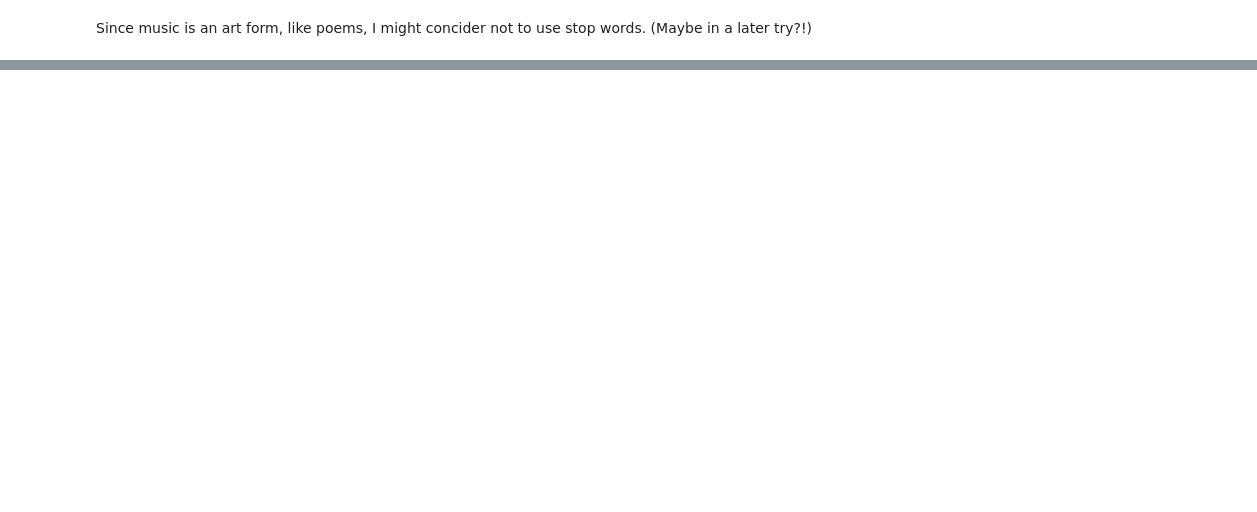
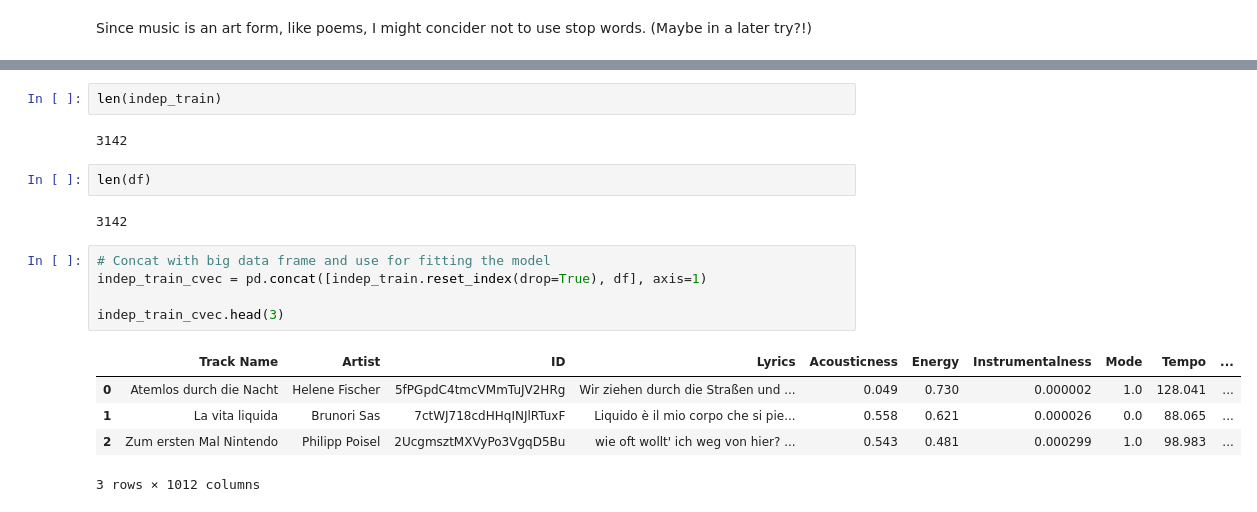
Before and after one commit to yhpf/Capstone-General_Assembly, a Jupyter notebook: 10_Good_Model.ipynb, the cells around one changed output, grey strips where cells are left out. Saved outputs shown, nothing was run; the diff lists cells and outputs as text; blank space fills up the shorter version.

```diff
--- a/10_Good_Model.ipynb
+++ b/10_Good_Model.ipynb
@@ -265,0 +256,19 @@ df1.head(3)
+# %%
+len(indep_train)
+# %% [output]
+3142
+# %%
+len(df)
+# %% [output]
+3142
+# %%
+# Concat with big data frame and use for fitting the model
+indep_train_cvec = pd.concat([indep_train.reset_index(drop=True), df], axis=1)
+
+indep_train_cvec.head(3)
+# %% [output]
+|  | Track Name | Artist | ID | Lyrics | Acousticness | Energy | Instrumentalness | Mode | Tempo | ... |
+| 0 | Atemlos durch die Nacht | Helene Fischer | 5fPGpdC4tmcVMmTuJV2HRg | Wir ziehen durch die Straßen und ... | 0.049 | 0.730 | 0.000002 | 1.0 | 128.041 | ... |
+| 1 | La vita liquida | Brunori Sas | 7ctWJ718cdHHqINJlRTuxF | Liquido è il mio corpo che si pie... | 0.558 | 0.621 | 0.000026 | 0.0 | 88.065 | ... |
+| 2 | Zum ersten Mal Nintendo | Philipp Poisel | 2UcgmsztMXVyPo3VgqD5Bu | wie oft wollt' ich weg von hier? ... | 0.543 | 0.481 | 0.000299 | 1.0 | 98.983 | ... |
+3 rows × 1012 columns
```
Also changed, not shown: parts of 56 cells of this notebook.
